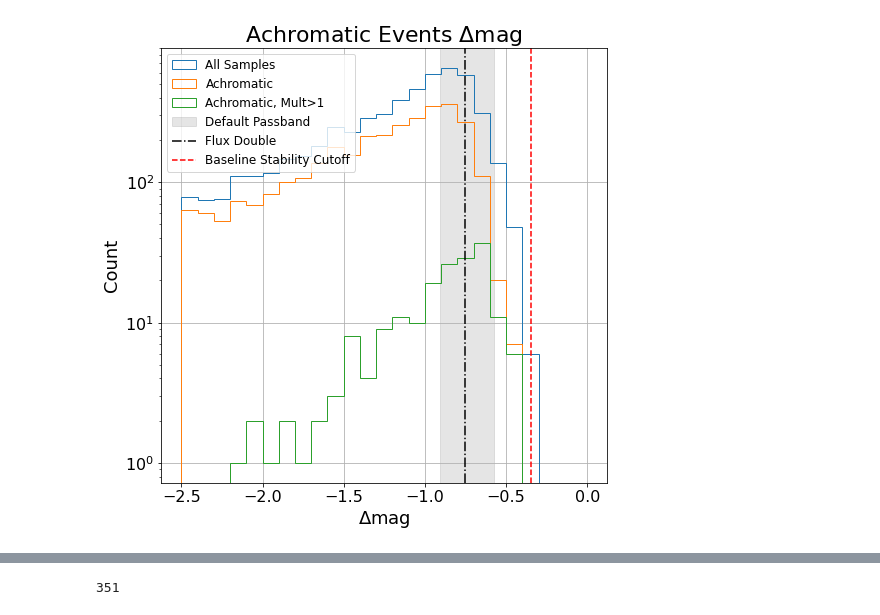
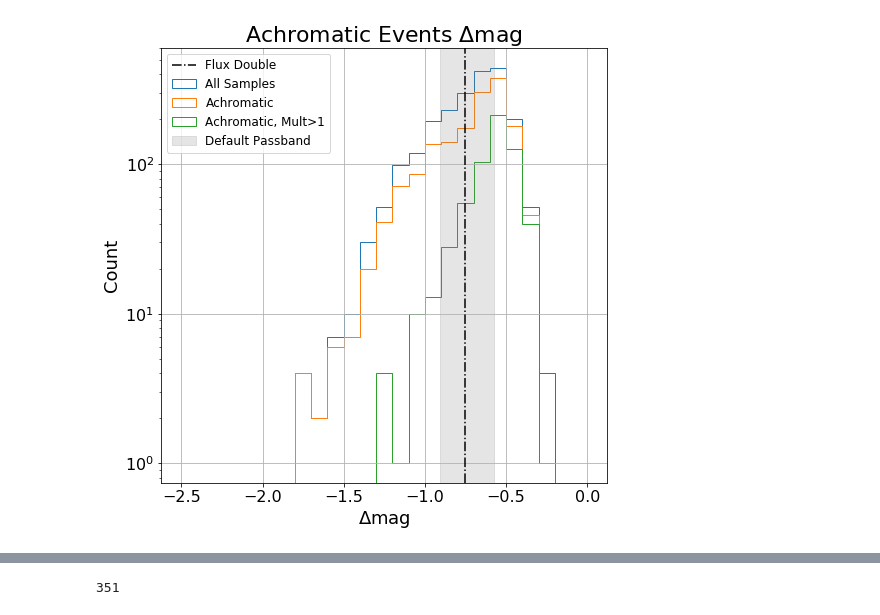
Before and after one commit to adriansh95/StringMicrolensing, a Jupyter notebook: analyze_nsc_lensing_candidates.ipynb, the cells around one changed output, grey strips where cells are left out. Drawn from its saved outputs; the diff is of its cells as text; code cells hidden in the pictures.

```diff
--- a/analyze_nsc_lensing_candidates.ipynb
+++ b/analyze_nsc_lensing_candidates.ipynb
@@ -14 +41,3 @@ fig_dir = "/dlusers/adriansh/work/analyses/plots/strings/"
+# %%
+results_df = datalab_utils.make_lensing_dataframe(background_df)
 # %%
@@ -22,5 +56,7 @@ def foo(df):
-# %%
-lc_df = pd.read_parquet("/dlusers/adriansh/work/analyses/results/strings/temp/lensed_lightcurves_all.parquet")
-# lc_df = pd.concat([pd.read_parquet(f"/dlusers/adriansh/work/analyses/results/strings/temp/lensed_lightcurves_batch{i}.parquet").assign(batch=i)
-#                    for i in range(67)])
-results_df = pd.read_parquet("/dlusers/adriansh/work/analyses/results/strings/temp/results.parquet")
+# %%
+n_samples = background_df.groupby("objectid", group_keys=False).apply(count_samples)
+n_samples.index.name = "objectid"
+results_df = pd.concat([results_df, n_samples], axis=1)
+results_df = results_df.assign(achromatic=results_df["filters"].apply(lambda x: len(set(x)) > 1))
+results_df = results_df.assign(delta_t=lambda x: x["t_end"] - x["t_start"])
+results_df = results_df.assign(multiplicity_2=results_df["filters"].apply(is_multichromatic))
@@ -27,28 +106,28 @@ results_df = pd.read_parquet("/dlusers/adriansh/work/analyses/results/strings/te
 # %%
 filter_seq_count = results_df.groupby(by="filters").t_start.agg("count")
 
-mask_two_sample_results = results_df["n_samples"] > 1
+mask_two_sample_results = results_df["n_bright"] > 1
 many_bright_ids = results_df.loc[results_df["n_bright"] > 9].index
 
 two_sample_ids = results_df.loc[mask_two_sample_results].index
-mask_two_sample = lc_df["objectid"].isin(two_sample_ids)
+mask_two_sample = background_df["objectid"].isin(two_sample_ids)
 
 achromatic_ids = results_df.loc[results_df["achromatic"]].index
 mult2_ids = results_df.loc[results_df["multiplicity_2"]].index
 n_achromatic = len(achromatic_ids)
 
-mask_achromatic = lc_df["objectid"].isin(achromatic_ids)
-mask_bright = lc_df["cluster_label"] == 0
-mask_mult2 = lc_df["objectid"].isin(mult2_ids)
+mask_achromatic = background_df["objectid"].isin(achromatic_ids)
+mask_bright = background_df["cluster_label"] == 0
+mask_mult2 = background_df["objectid"].isin(mult2_ids)
 
-bright_lc = lc_df.loc[mask_bright & mask_two_sample]
-bright_achromatic_lc = lc_df.loc[mask_achromatic & mask_bright]
-bright_achromatic_mult2_lc = lc_df.loc[mask_achromatic & mask_bright & mask_mult2]
+bright_lc = background_df.loc[mask_bright & mask_two_sample]
+bright_achromatic_lc = background_df.loc[mask_achromatic & mask_bright]
+bright_achromatic_mult2_lc = background_df.loc[mask_achromatic & mask_bright & mask_mult2]
 
 flux_double = -2.5 * np.log10(2)
 
 dmag_bins = np.linspace(-2.5, 0, num=26)
-bright_achromatic = lc_df.loc[mask_achromatic & mask_bright]
+bright_achromatic = background_df.loc[mask_achromatic & mask_bright]
 
 mean_err = bright_achromatic["magerr_auto"].mean()
 sigma_err = bright_achromatic["magerr_auto"].std()
@@ -56,9 +135,9 @@ sigma_err = bright_achromatic["magerr_auto"].std()
 achromatic_results = results_df.loc[results_df["achromatic"]]
 achromatic_mult2_results = results_df.loc[results_df["achromatic"] & results_df["multiplicity_2"]]
 
-n_distribution = results_df.loc[mask_two_sample_results].groupby(by="n_samples").filters.agg("count")
-n_achromatic_distribution = achromatic_results.groupby(by="n_samples").filters.agg("count")
-n_achromatic_mult2_distribution = achromatic_mult2_results.groupby(by="n_samples").filters.agg("count")
+n_distribution = results_df.loc[mask_two_sample_results].groupby(by="n_bright").filters.agg("count")
+n_achromatic_distribution = achromatic_results.groupby(by="n_bright").filters.agg("count")
+n_achromatic_mult2_distribution = achromatic_mult2_results.groupby(by="n_bright").filters.agg("count")
 # %%
 noteable_times = (np.array([60, 60 * 60, 60 * 60 * 24, 60 * 60 * 24 * 30, 60 * 60 * 24 * 365]) * u.s).to(u.hr).value
 time_labels = ["1 min", "1 hr", "1 day", "1 mo", "1 yr"]
@@ -165,25 +256,22 @@ for oid in many_bright_ids:
 # %%
-sigma_cutoff = -2.5 * np.log10(1.7) * 3 / 5
-
 fig, ax = plt.subplots(figsize=(8, 8))
 bright_lc.hist(column="delta_mag", ax=ax, bins=dmag_bins, histtype="step", label="All Samples")
 bright_achromatic_lc.hist(column="delta_mag", ax=ax, bins=dmag_bins, histtype="step", label="Achromatic")
 bright_achromatic_mult2_lc.hist(column="delta_mag", ax=ax, bins=dmag_bins, histtype="step", label="Achromatic, Mult>1")
 ax.set_xlabel(r"$\Delta$mag", fontsize=18)
 ax.set_ylabel("Count", fontsize=18)
 ax.axvspan(-2.5 * np.log10(2.3), -2.5 * np.log10(1.7), alpha=0.2,
            color="tab:gray", label="Default Passband")
 ax.axvline(-2.5 * np.log10(2), color='k', ls="-.", label="Flux Double")
-ax.axvline(sigma_cutoff, color='r', ls="--", label="Baseline Stability Cutoff")
 ax.set_yscale("log")
 ax.tick_params(labelsize=16)
 ax.legend(loc="upper left", fontsize=12)
 ax.set_title(r"Achromatic Events $\Delta$mag", fontsize=22)
 plt.show(fig)
 # fig.savefig(f"{fig_dir}achromatic_events_deltamag.png")
 plt.close(fig)
 # %% [output]
-[figure, old version]
+[figure, new version]
 # %%
 fig, ax = plt.subplots(figsize=(8, 8))
 ax.bar(n_distribution.index, n_distribution, label="All Samples")
```
Also changed, not shown: parts of 17 cells of this notebook, 2 other files.
